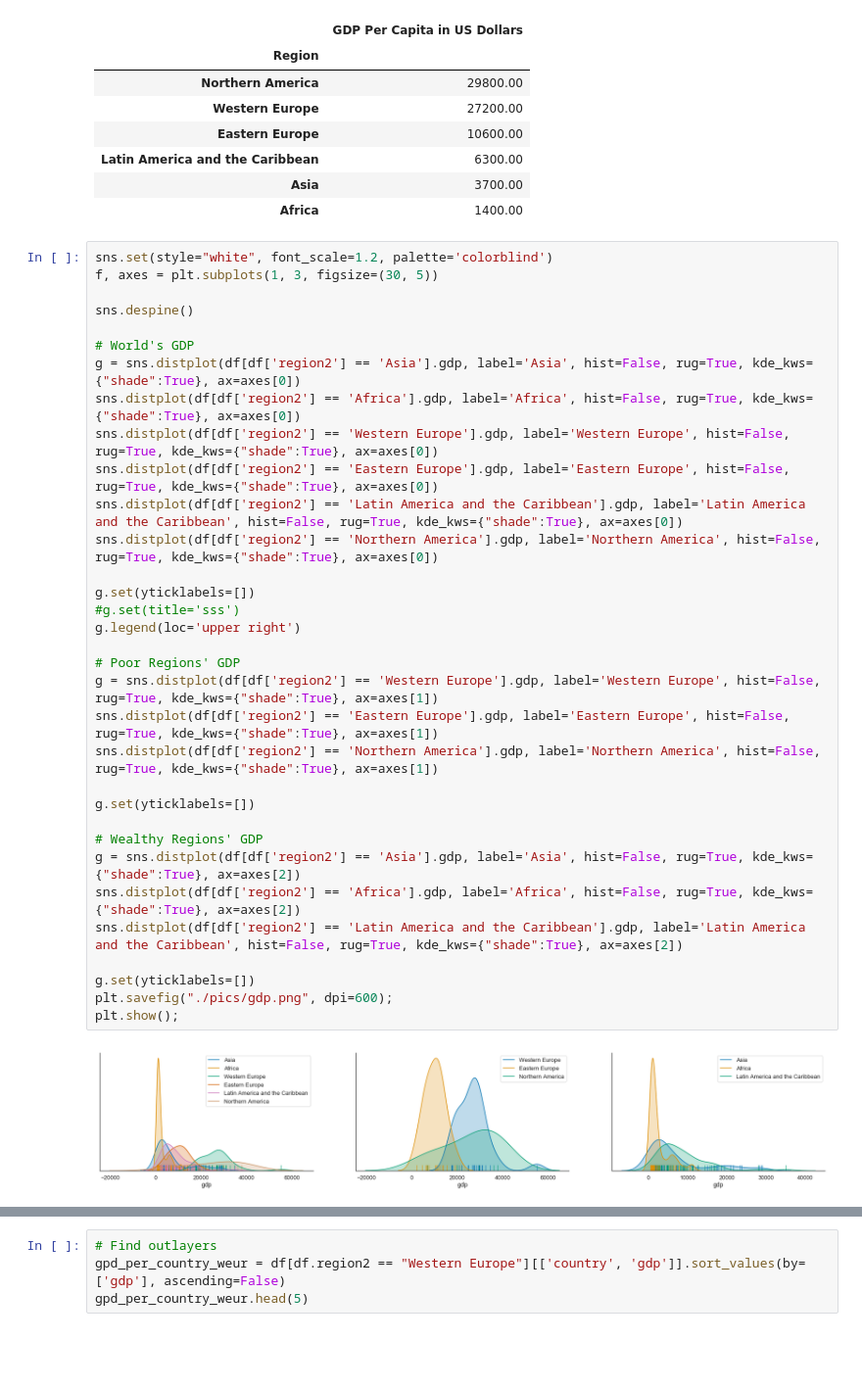
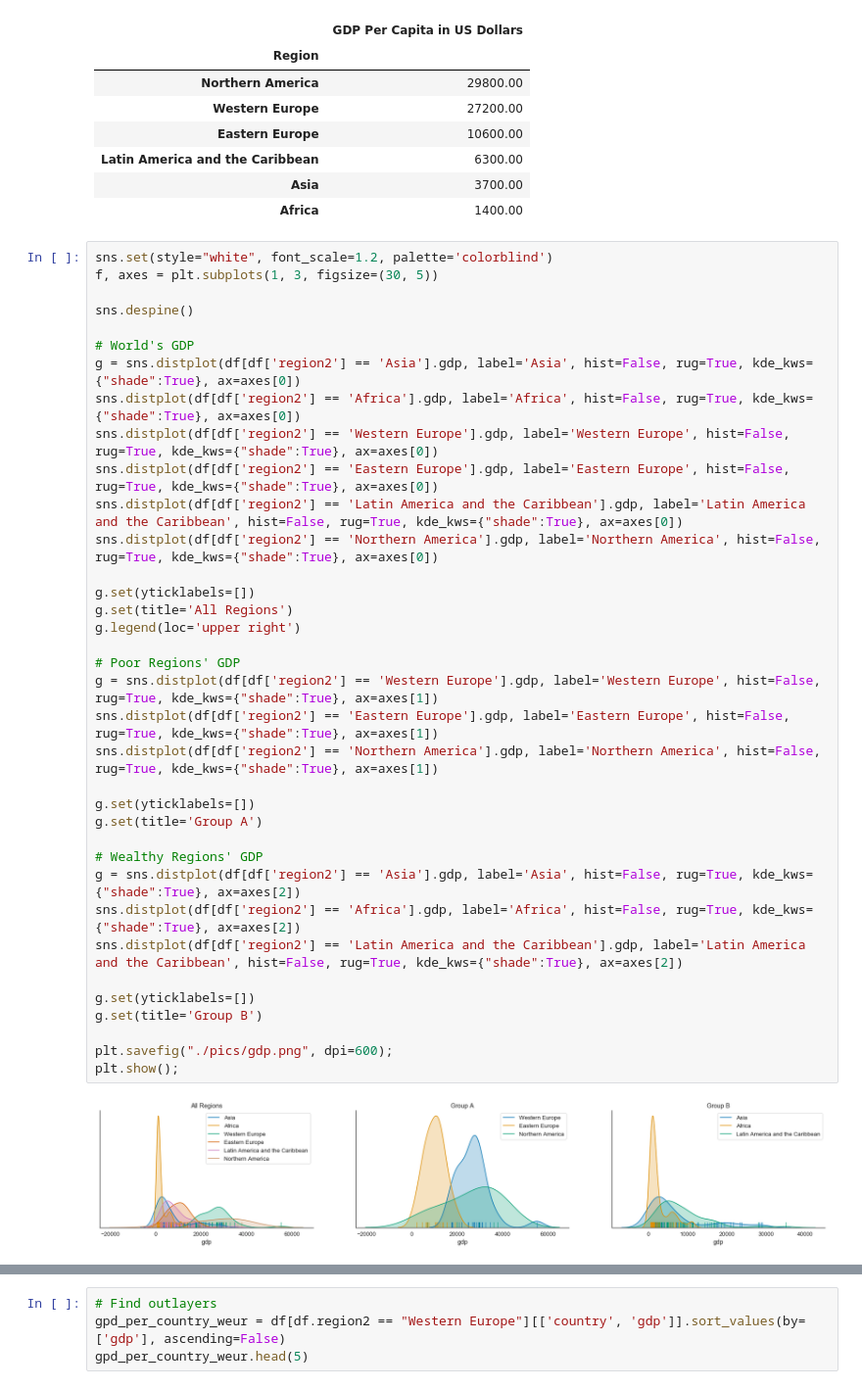
Before and after one commit to ksatola/Countries-of-the-World, a Jupyter notebook: EDA.ipynb, the cells around one changed output, grey strips where cells are left out. Shown at 98% size. Cells and saved outputs as stored; diff of their text form; blank space fills up the shorter version.

```diff
--- a/EDA.ipynb
+++ b/EDA.ipynb
@@ -598,33 +598,36 @@ f, axes = plt.subplots(1, 3, figsize=(30, 5))
 
 sns.despine()
 
 # World's GDP
 g = sns.distplot(df[df['region2'] == 'Asia'].gdp, label='Asia', hist=False, rug=True, kde_kws={"shade":True}, ax=axes[0])
 sns.distplot(df[df['region2'] == 'Africa'].gdp, label='Africa', hist=False, rug=True, kde_kws={"shade":True}, ax=axes[0])
 sns.distplot(df[df['region2'] == 'Western Europe'].gdp, label='Western Europe', hist=False, rug=True, kde_kws={"shade":True}, ax=axes[0])
 sns.distplot(df[df['region2'] == 'Eastern Europe'].gdp, label='Eastern Europe', hist=False, rug=True, kde_kws={"shade":True}, ax=axes[0])
 sns.distplot(df[df['region2'] == 'Latin America and the Caribbean'].gdp, label='Latin America and the Caribbean', hist=False, rug=True, kde_kws={"shade":True}, ax=axes[0])
 sns.distplot(df[df['region2'] == 'Northern America'].gdp, label='Northern America', hist=False, rug=True, kde_kws={"shade":True}, ax=axes[0])
 
 g.set(yticklabels=[])
-#g.set(title='sss')
+g.set(title='All Regions')
 g.legend(loc='upper right')
 
 # Poor Regions' GDP
 g = sns.distplot(df[df['region2'] == 'Western Europe'].gdp, label='Western Europe', hist=False, rug=True, kde_kws={"shade":True}, ax=axes[1])
 sns.distplot(df[df['region2'] == 'Eastern Europe'].gdp, label='Eastern Europe', hist=False, rug=True, kde_kws={"shade":True}, ax=axes[1])
 sns.distplot(df[df['region2'] == 'Northern America'].gdp, label='Northern America', hist=False, rug=True, kde_kws={"shade":True}, ax=axes[1])
 
 g.set(yticklabels=[])
+g.set(title='Group A')
 
 # Wealthy Regions' GDP
 g = sns.distplot(df[df['region2'] == 'Asia'].gdp, label='Asia', hist=False, rug=True, kde_kws={"shade":True}, ax=axes[2])
 sns.distplot(df[df['region2'] == 'Africa'].gdp, label='Africa', hist=False, rug=True, kde_kws={"shade":True}, ax=axes[2])
 sns.distplot(df[df['region2'] == 'Latin America and the Caribbean'].gdp, label='Latin America and the Caribbean', hist=False, rug=True, kde_kws={"shade":True}, ax=axes[2])
 
 g.set(yticklabels=[])
+g.set(title='Group B')
+
 plt.savefig("./pics/gdp.png", dpi=600);
 plt.show();
 # %% [output]
-[figure, old version]
+[figure, new version]
 # %% [markdown]
```
Also changed, not shown: parts of 9 cells of this notebook, 2 other files.
